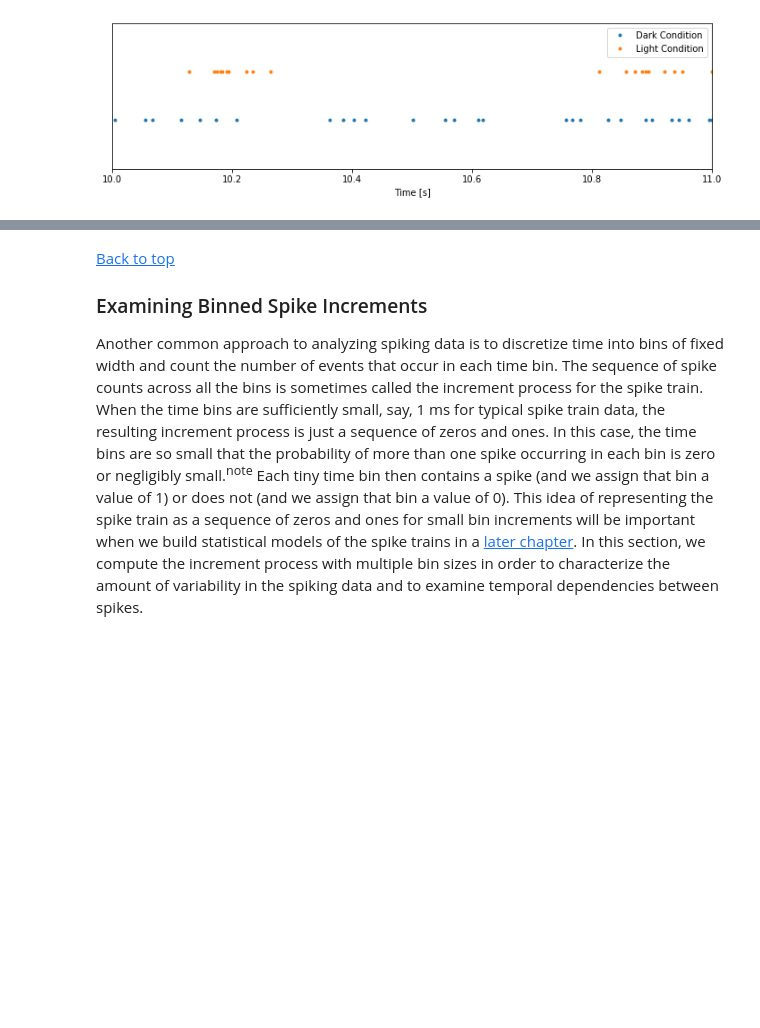
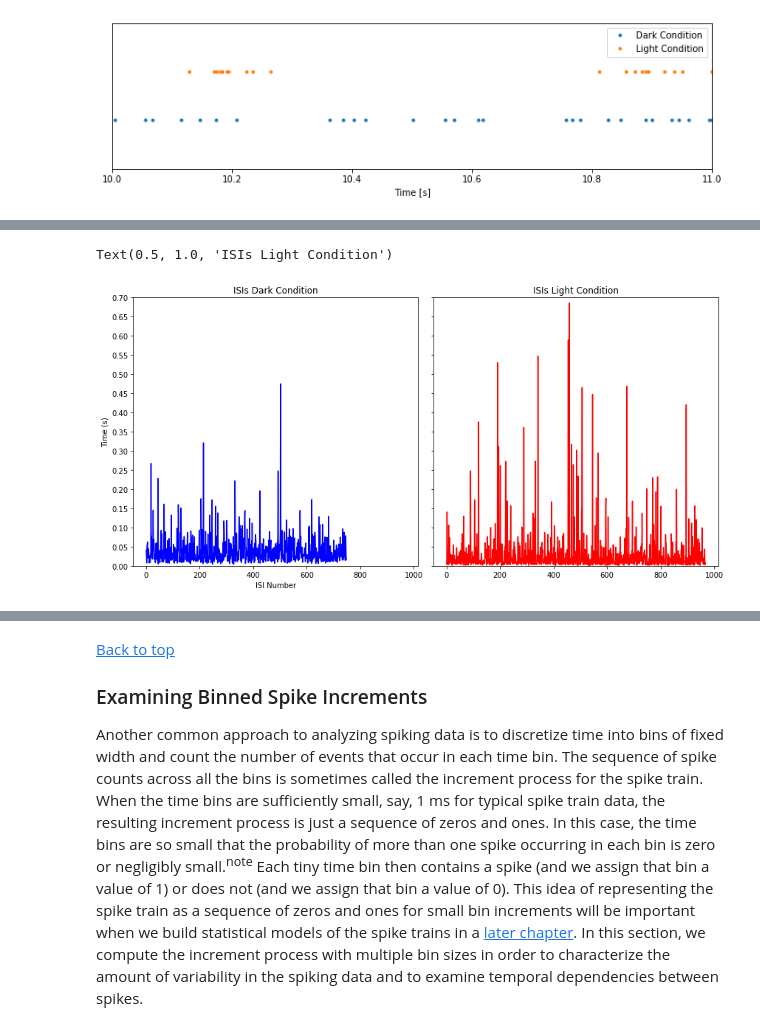
Before and after one commit to jaib1/Case-Studies-Python, a Jupyter notebook: content/08/basic-visualizations-and-descriptive-statistics-of-spike-train-data.ipynb, the cells around one changed output, grey strips where cells are left out. Drawn from its saved outputs; the diff is of its cells as text; code cells hidden in the pictures; blank space fills up the shorter version.

```diff
--- a/content/08/basic-visualizations-and-descriptive-statistics-of-spike-train-data.ipynb
+++ b/content/08/basic-visualizations-and-descriptive-statistics-of-spike-train-data.ipynb
@@ -59,8 +59,9 @@ import matplotlib.pyplot as plt
 from matplotlib import rcParams
 %matplotlib inline
 # %%
-# set default figure size
+# set default figure size and with tight layout
 rcParams['figure.figsize'] = (12,3)
+rcParams['figure.autolayout'] = True
 #warnings.simplefilter(action='ignore', category=FutureWarning)
 # %%
 # load data
@@ -504,0 +346,3 @@ Let’s now consider the two ISI histograms representing the spiking activity fr
+# %%
+isi_dark = np.diff(ts_dark)    # Compute ISIs in the low-light condition
+isi_light = np.diff(ts_light)  # Compute ISIs in the high-light condition
@@ -504,0 +355,21 @@ Let’s now consider the two ISI histograms representing the spiking activity fr
+# %%
+# Plot the ISIs between each pair of spikes for both conditions:
+
+# create 2 subplots with shared axes and increase the figure size
+fig3, ax3 = plt.subplots(nrows=1, ncols=2, sharex=True, sharey=True, figsize=(12,6))
+ax3[0].plot(isi_dark, 'b')
+ax3[1].plot(isi_light, 'r')
+ax3[0].set_xlabel('ISI Number')
+ax3[0].set_ylabel('Time (s)')
+# get `ylim` as max ISI for either condition
+ylim = np.max(np.hstack((isi_dark, isi_light)))
+# increase the yticks to show every 0.05s from 0-`ylim`
+ax3[1].set_yticks(np.arange(0,ylim+0.05,0.05))
+# set the axes ylim from 0-`ylim`
+ax3[1].set_ylim([0, ax3[1].get_yticks()[-1]])
+# set titles
+ax3[0].set_title('ISIs Dark Condition')
+ax3[1].set_title('ISIs Light Condition')
+# %% [output]
+Text(0.5, 1.0, 'ISIs Light Condition')
+[figure, added]
```
Also changed, not shown: parts of 53 cells of this notebook.
